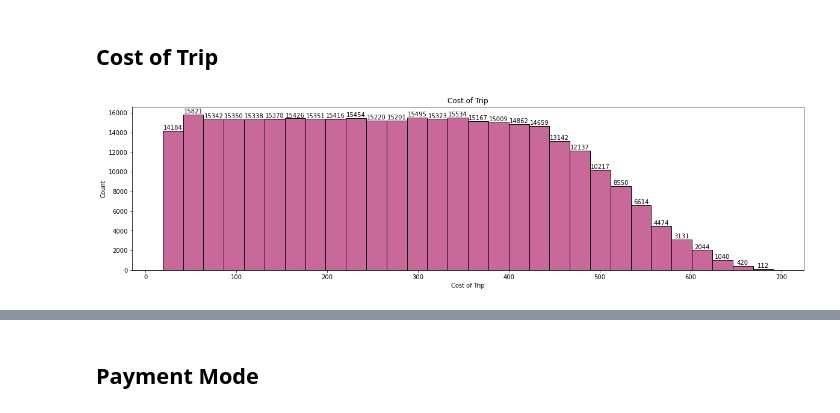
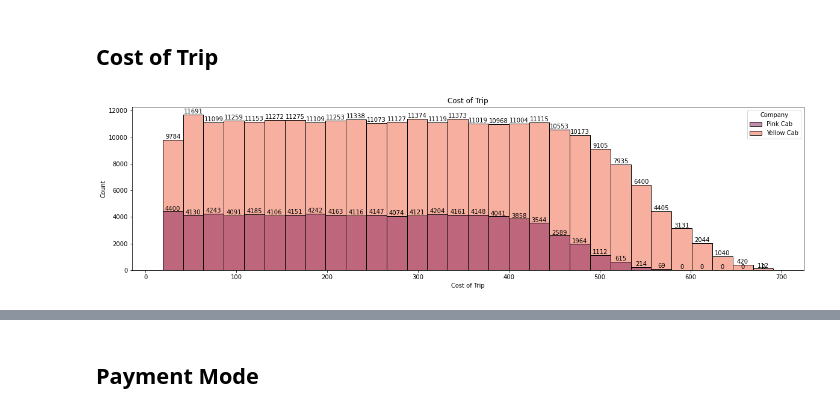
Before and after one commit to KierraDangerfield/Data-Glacier, a Jupyter notebook: Week_2/Insight for Cab Investment Firm.ipynb, the cells around one changed output, grey strips where cells are left out. Drawn from its saved outputs; the diff is of its cells as text; code cells hidden in the pictures.

```diff
--- a/Week_2/Insight for Cab Investment Firm.ipynb
+++ b/Week_2/Insight for Cab Investment Firm.ipynb
@@ -674,10 +676,7 @@ year18 = date[date["year"] == 2018]
 fig, ax = plt.subplots(figsize=(15,5))
 plt.xticks(rotation = 45)
 
-sns.countplot(data=year18, x="YearMonth",
-              palette="flare")
+sns.countplot(data=year18, x="YearMonth", hue="Company",
+              palette="rocket_r")
 plt.title("Date Travelled in 2018")
-
-for container in ax.containers:
-    ax.bar_label(container)
 # %% [output]
@@ -685,13 +685,11 @@ for container in ax.containers:
 # %%
-#year16 = dates[dates["year"] == 2016]
-
 fig, ax = plt.subplots(figsize=(15,5))
 plt.xticks(rotation = 45)
 
-sns.countplot(data=dates, x="YearMonth",
-              palette="flare")
+sns.countplot(data=dates, x="YearMonth", hue="Company",
+              palette="rocket")
 plt.title("Date Travelled")
 
-for container in ax.containers:
-    ax.bar_label(container)
+"""for container in ax.containers:
+    ax.bar_label(container)"""
 # %% [output]
@@ -731,8 +730,0 @@ for container in ax.containers:
-# %%
-fig, ax = plt.subplots(figsize=(10,15))
-sns.boxplot(data = masterData, x="Price Charged", y="City", palette="flare")
-
-plt.title("Price Charged per City")
-
-for container in ax.containers:
-    ax.bar_label(container)
@@ -741,8 +730,0 @@ for container in ax.containers:
-# %%
-fig, ax = plt.subplots(figsize=(20,5))
-sns.lineplot(data = masterData, y="Price Charged", x="KM Travelled", hue="Company", palette="rocket")
-
-plt.title("Price Charged vs KM Travelled")
-
-for container in ax.containers:
-    ax.bar_label(container)
@@ -752,11 +732,11 @@ for container in ax.containers:
 ## Cost of Trip
 # %%
 fig, ax = plt.subplots(figsize=(20,5))
-sns.histplot(data=masterData,x="Cost of Trip", color=color, bins=30)
+sns.histplot(data=masterData,x="Cost of Trip", hue="Company", palette = "rocket", bins=30)
 
 plt.title("Cost of Trip")
 
 for container in ax.containers:
     ax.bar_label(container)
 # %% [output]
-[figure, old version]
+[figure, new version]
```
Also changed, not shown: parts of 21 cells of this notebook, 2 other files.
